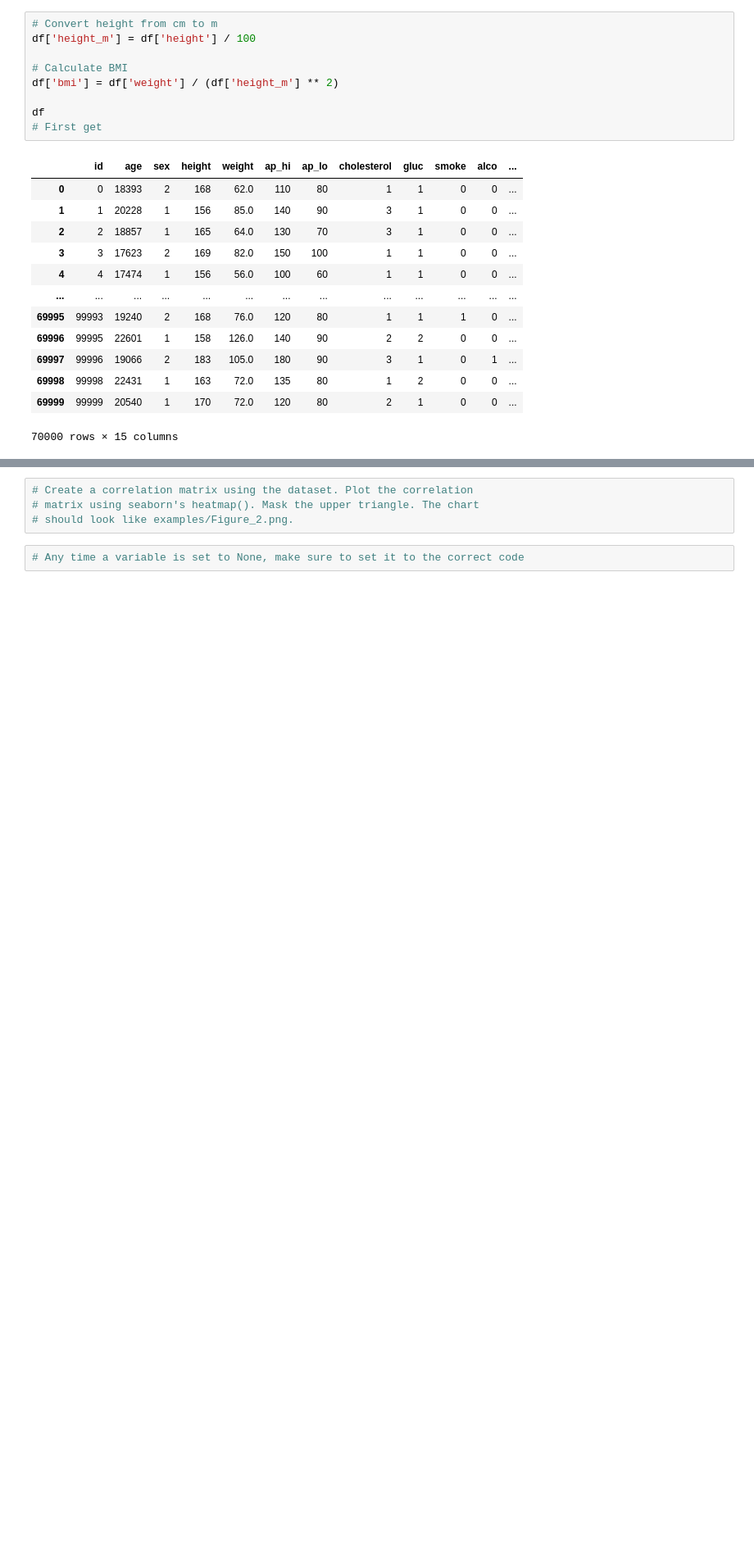
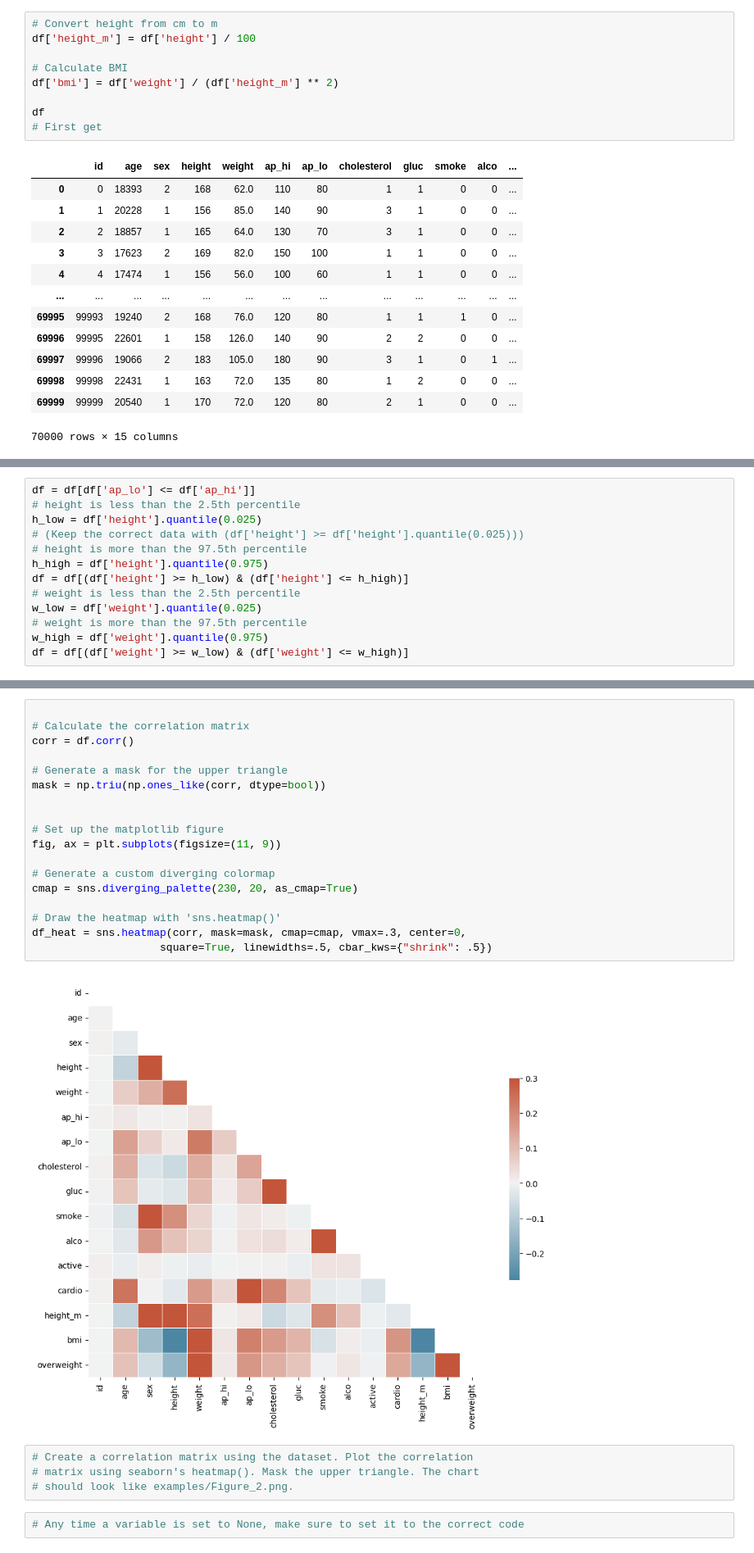
Before and after one commit to mrwoodzi/Data_Science_Certs_Progress, a Jupyter notebook: python_for_everybody/Data_Analysis_with_Python_Cert/Jupyter_Lab_Notes/medical_data_visualizer.ipynb, the cells around one changed output, grey strips where cells are left out. Shown at 82% size. Drawn from its saved outputs; the diff is of its cells as text; blank space fills up the shorter version.

```diff
--- a/python_for_everybody/Data_Analysis_with_Python_Cert/Jupyter_Lab_Notes/medical_data_visualizer.ipynb
+++ b/python_for_everybody/Data_Analysis_with_Python_Cert/Jupyter_Lab_Notes/medical_data_visualizer.ipynb
@@ -98,0 +118,13 @@ sns.catplot(data=df_melt, kind='count', x='variable', hue='value', col='cardio')
+# %%
+df = df[df['ap_lo'] <= df['ap_hi']]
+# height is less than the 2.5th percentile
+h_low = df['height'].quantile(0.025)
+# (Keep the correct data with (df['height'] >= df['height'].quantile(0.025)))
+# height is more than the 97.5th percentile
+h_high = df['height'].quantile(0.975)
+df = df[(df['height'] >= h_low) & (df['height'] <= h_high)]
+# weight is less than the 2.5th percentile
+w_low = df['weight'].quantile(0.025)
+# weight is more than the 97.5th percentile
+w_high = df['weight'].quantile(0.975)
+df = df[(df['weight'] >= w_low) & (df['weight'] <= w_high)]
@@ -99,3 +147,23 @@ sns.catplot(data=df_melt, kind='count', x='variable', hue='value', col='cardio')
+# %%
+
+# Calculate the correlation matrix
+corr = df.corr()
+
+# Generate a mask for the upper triangle
+mask = np.triu(np.ones_like(corr, dtype=bool))
+
+
+# Set up the matplotlib figure
+fig, ax = plt.subplots(figsize=(11, 9))
+
+# Generate a custom diverging colormap
+cmap = sns.diverging_palette(230, 20, as_cmap=True)
+
+# Draw the heatmap with 'sns.heatmap()'
+df_heat = sns.heatmap(corr, mask=mask, cmap=cmap, vmax=.3, center=0,
+                    square=True, linewidths=.5, cbar_kws={"shrink": .5})
+# %% [output]
+[figure, added]
 # %%
 # Create a correlation matrix using the dataset. Plot the correlation
 # matrix using seaborn's heatmap(). Mask the upper triangle. The chart
```
Also changed, not shown: parts of 7 cells of this notebook.
